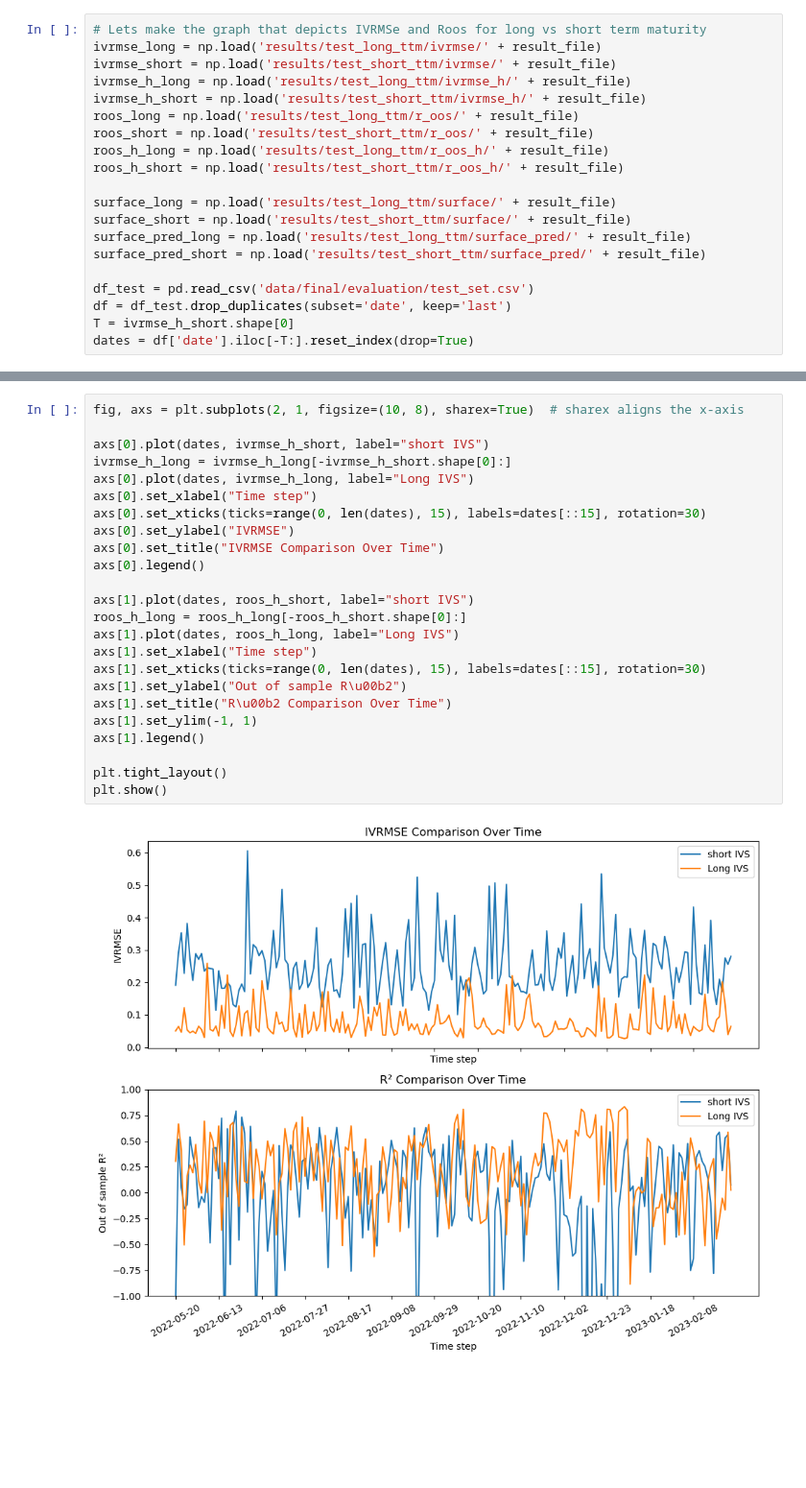
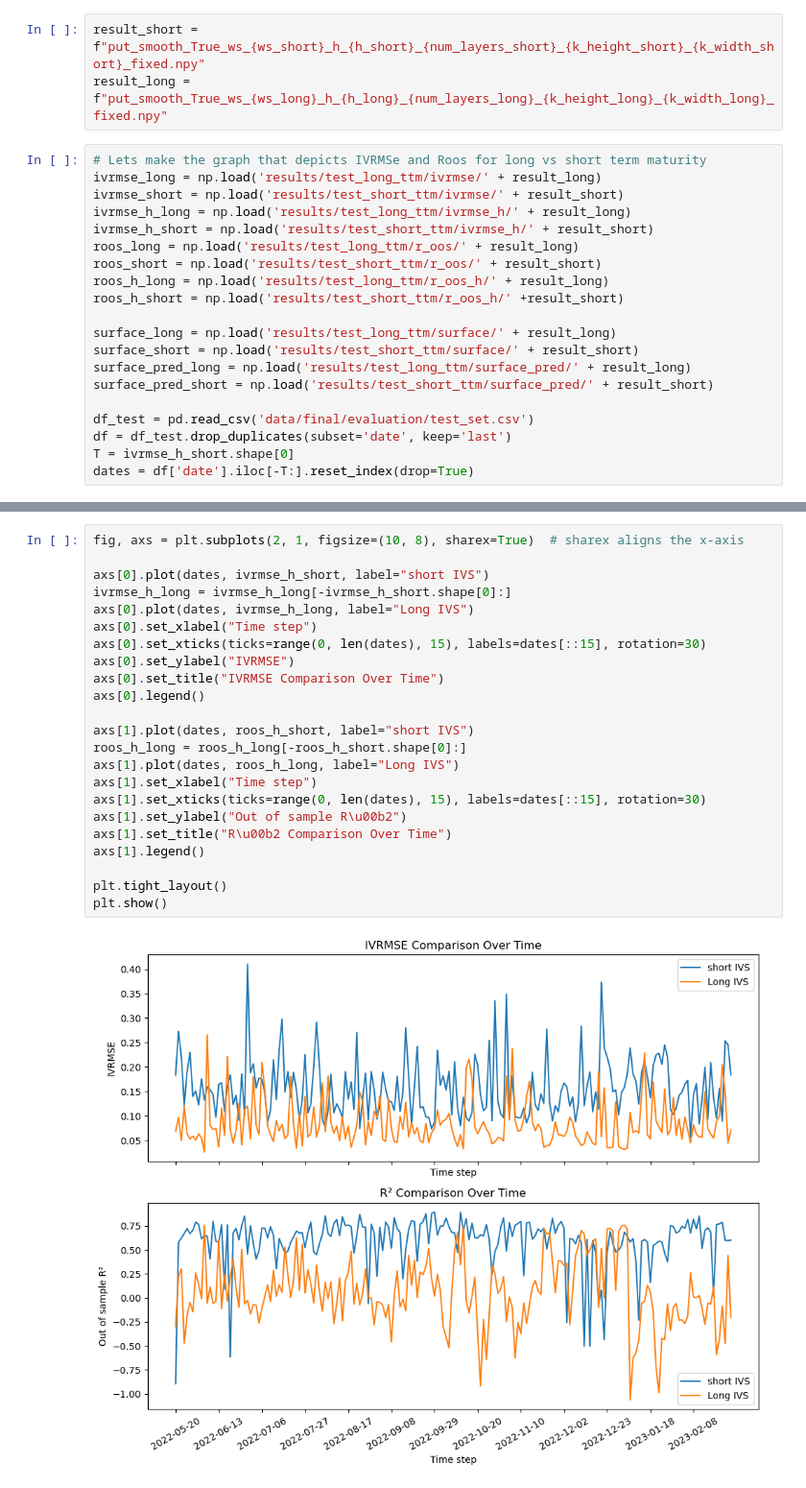
Before and after one commit to liunuosu/option_pricing, a Jupyter notebook: results.ipynb, the cells around one changed output, grey strips where cells are left out. Shown at 96% size. Saved outputs shown, nothing was run; the diff lists cells and outputs as text; blank space fills up the shorter version.

Commit message:
results done

```diff
--- a/results.ipynb
+++ b/results.ipynb
@@ -44,18 +102,21 @@ result_file = "put_smooth_True_ws_5_h_1_2_7_4_fixed.npy"
+# %%
+result_short = f"put_smooth_True_ws_{ws_short}_h_{h_short}_{num_layers_short}_{k_height_short}_{k_width_short}_fixed.npy"
+result_long = f"put_smooth_True_ws_{ws_long}_h_{h_long}_{num_layers_long}_{k_height_long}_{k_width_long}_fixed.npy"
 # %%
 # Lets make the graph that depicts IVRMSe and Roos for long vs short term maturity
-ivrmse_long = np.load('results/test_long_ttm/ivrmse/' + result_file)
-ivrmse_short = np.load('results/test_short_ttm/ivrmse/' + result_file)
-ivrmse_h_long = np.load('results/test_long_ttm/ivrmse_h/' + result_file)
-ivrmse_h_short = np.load('results/test_short_ttm/ivrmse_h/' + result_file)
-roos_long = np.load('results/test_long_ttm/r_oos/' + result_file)
-roos_short = np.load('results/test_short_ttm/r_oos/' + result_file)
-roos_h_long = np.load('results/test_long_ttm/r_oos_h/' + result_file)
-roos_h_short = np.load('results/test_short_ttm/r_oos_h/' + result_file)
+ivrmse_long = np.load('results/test_long_ttm/ivrmse/' + result_long)
+ivrmse_short = np.load('results/test_short_ttm/ivrmse/' + result_short)
+ivrmse_h_long = np.load('results/test_long_ttm/ivrmse_h/' + result_long)
+ivrmse_h_short = np.load('results/test_short_ttm/ivrmse_h/' + result_short)
+roos_long = np.load('results/test_long_ttm/r_oos/' + result_long)
+roos_short = np.load('results/test_short_ttm/r_oos/' + result_short)
+roos_h_long = np.load('results/test_long_ttm/r_oos_h/' + result_long)
+roos_h_short = np.load('results/test_short_ttm/r_oos_h/' +result_short)
 
-surface_long = np.load('results/test_long_ttm/surface/' + result_file)
-surface_short = np.load('results/test_short_ttm/surface/' + result_file)
-surface_pred_long = np.load('results/test_long_ttm/surface_pred/' + result_file)
-surface_pred_short = np.load('results/test_short_ttm/surface_pred/' + result_file)
+surface_long = np.load('results/test_long_ttm/surface/' + result_long)
+surface_short = np.load('results/test_short_ttm/surface/' + result_short)
+surface_pred_long = np.load('results/test_long_ttm/surface_pred/' + result_long)
+surface_pred_short = np.load('results/test_short_ttm/surface_pred/' + result_short)
 
 df_test = pd.read_csv('data/final/evaluation/test_set.csv')
 df = df_test.drop_duplicates(subset='date', keep='last')
@@ -70,26 +144,25 @@ print(roos_long, roos_short)
 # %%
 fig, axs = plt.subplots(2, 1, figsize=(10, 8), sharex=True)  # sharex aligns the x-axis
 
 axs[0].plot(dates, ivrmse_h_short, label="short IVS")
 ivrmse_h_long = ivrmse_h_long[-ivrmse_h_short.shape[0]:]
 axs[0].plot(dates, ivrmse_h_long, label="Long IVS")
 axs[0].set_xlabel("Time step")
 axs[0].set_xticks(ticks=range(0, len(dates), 15), labels=dates[::15], rotation=30)
 axs[0].set_ylabel("IVRMSE")
 axs[0].set_title("IVRMSE Comparison Over Time")
 axs[0].legend()
 
 axs[1].plot(dates, roos_h_short, label="short IVS")
 roos_h_long = roos_h_long[-roos_h_short.shape[0]:]
 axs[1].plot(dates, roos_h_long, label="Long IVS")
 axs[1].set_xlabel("Time step")
 axs[1].set_xticks(ticks=range(0, len(dates), 15), labels=dates[::15], rotation=30)
 axs[1].set_ylabel("Out of sample R\u00b2")
 axs[1].set_title("R\u00b2 Comparison Over Time")
-axs[1].set_ylim(-1, 1)
 axs[1].legend()
 
 plt.tight_layout()
 plt.show()
 # %% [output]
-[figure, old version]
+[figure, new version]
```
Also changed, not shown: parts of 53 cells of this notebook, 2 other files.
